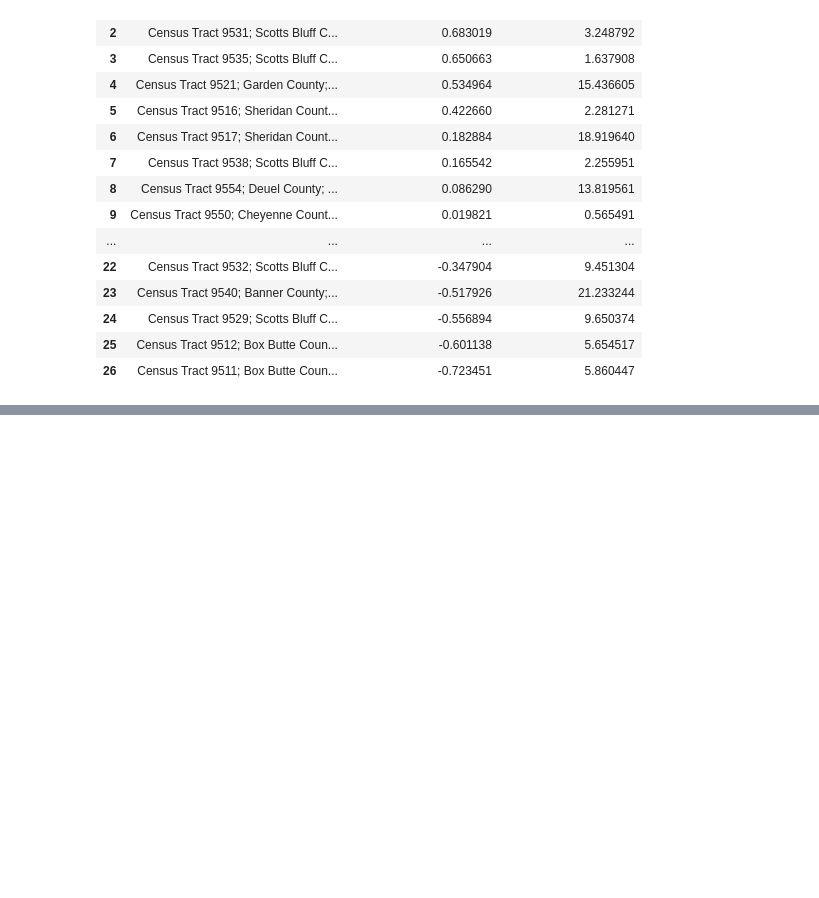
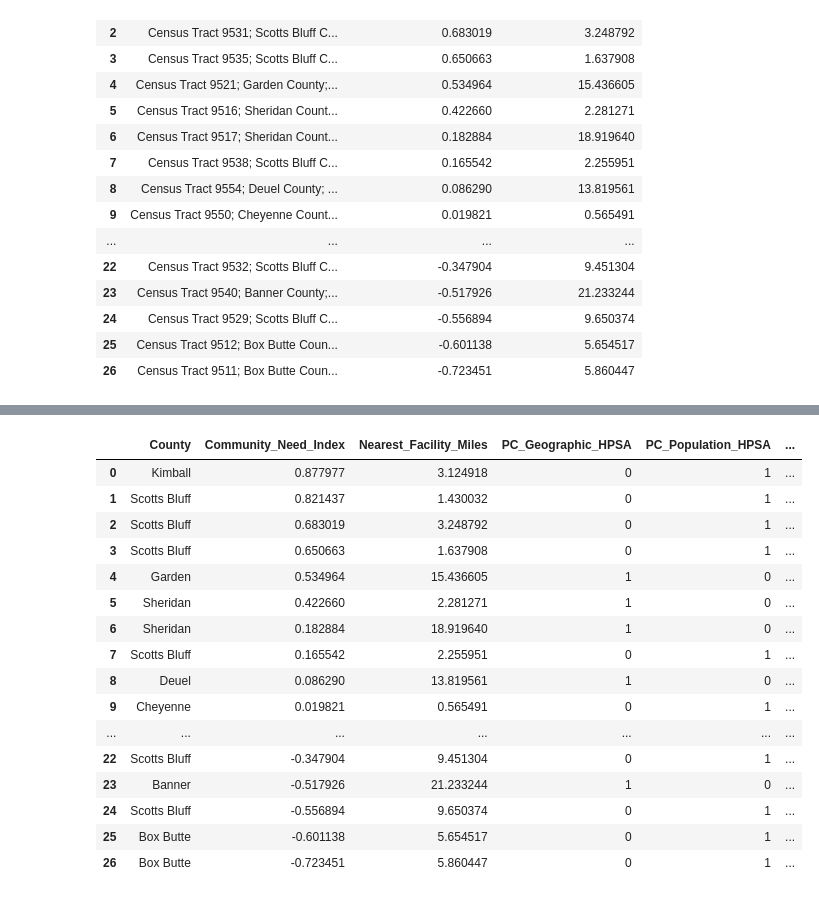
Before and after one commit to sck2189985/sand-canyon-project, a Jupyter notebook: Distance_calc_code.ipynb, the cells around one changed output, grey strips where cells are left out. Saved outputs shown, nothing was run; the diff lists cells and outputs as text; code cells hidden in the pictures; blank space fills up the shorter version.

```diff
--- a/Distance_calc_code.ipynb
+++ b/Distance_calc_code.ipynb
@@ -114,0 +191,13 @@ project_data.to_csv("Agg Data FINAL/Panhandle_Need_and_Access.csv",index=False)
+# %%
+# keeping only currently designated primary care HPSAs
+pc_active = pc_details[pc_details["Status"] == "Designated"].copy()
+# create separate indicators for each type of designation
+pc_active["Geographic"] = (pc_active["Category (Geographic / Population / Facility)"] == "Geographic").astype(int)
+pc_active["Population"] = (pc_active["Category (Geographic / Population / Facility)"] == "Population").astype(int)
+pc_active["Facility"] = (pc_active["Category (Geographic / Population / Facility)"] == "Facility").astype(int)
+
+# summarizing the indicators by county
+pc_flags = pc_active.groupby("County")[["Geographic", "Population", "Facility"]].max().reset_index()
+
+pc_flags = pc_flags.rename(columns={"Geographic": "PC_Geographic_HPSA","Population": "PC_Population_HPSA","Facility": "PC_Facility_HPSA"})
+display(pc_flags)
@@ -114,0 +217,9 @@ project_data.to_csv("Agg Data FINAL/Panhandle_Need_and_Access.csv",index=False)
+# %%
+mh_active = mh_details[mh_details["HPSA Status"] == "Designated"].copy()
+mh_active["Geographic"] = (mh_active["Designation Type (HRSA)"].str.contains("Geographic", case=False)).astype(int)
+mh_active["Population"] = (mh_active["Designation Type (HRSA)"].str.contains("Population", case=False)).astype(int)
+mh_active["Facility"] = (mh_active["Designation Type (HRSA)"].str.contains("Rural Health Clinic", case=False, na=False)).astype(int)
+mh_flags = mh_active.groupby("County")[["Geographic", "Population", "Facility"]].max().reset_index()
+
+mh_flags = mh_flags.rename(columns={"Geographic": "MH_Geographic_HPSA","Population": "MH_Population_HPSA","Facility": "MH_Facility_HPSA"})
+display(mh_flags)
@@ -114,0 +239,38 @@ project_data.to_csv("Agg Data FINAL/Panhandle_Need_and_Access.csv",index=False)
+# %%
+# adding county names to the tract data
+county_lookup = tracts[["Tract_GEOID", "County"]]
+
+project_data = project_data.merge(county_lookup,on="Tract_GEOID",how="left")
+
+# standardizing county names before merging
+project_data["County"] = project_data["County"].str.strip().str.title()
+pc_flags["County"] = pc_flags["County"].str.strip().str.title()
+mh_flags["County"] = mh_flags["County"].str.strip().str.title()
+
+# merging the primary care and mental health indicators
+project_data = project_data.merge(pc_flags, on="County", how="left")
+project_data = project_data.merge(mh_flags, on="County", how="left")
+
+# replacing missing indicators with zero
+hpsa_columns = ["PC_Geographic_HPSA", "PC_Population_HPSA", "PC_Facility_HPSA","MH_Geographic_HPSA", "MH_Population_HPSA", "MH_Facility_HPSA"]
+project_data[hpsa_columns] = project_data[hpsa_columns].fillna(0).astype(int)
+
+display(project_data[["County","Community_Need_Index","Nearest_Facility_Miles"] + hpsa_columns])
+# %% [output]
+|  | County | Community_Need_Index | Nearest_Facility_Miles | PC_Geographic_HPSA | PC_Population_HPSA | ... |
+| 0 | Kimball | 0.877977 | 3.124918 | 0 | 1 | ... |
+| 1 | Scotts Bluff | 0.821437 | 1.430032 | 0 | 1 | ... |
+| 2 | Scotts Bluff | 0.683019 | 3.248792 | 0 | 1 | ... |
+| 3 | Scotts Bluff | 0.650663 | 1.637908 | 0 | 1 | ... |
+| 4 | Garden | 0.534964 | 15.436605 | 1 | 0 | ... |
+| 5 | Sheridan | 0.422660 | 2.281271 | 1 | 0 | ... |
+| 6 | Sheridan | 0.182884 | 18.919640 | 1 | 0 | ... |
+| 7 | Scotts Bluff | 0.165542 | 2.255951 | 0 | 1 | ... |
+| 8 | Deuel | 0.086290 | 13.819561 | 1 | 0 | ... |
+| 9 | Cheyenne | 0.019821 | 0.565491 | 0 | 1 | ... |
+| ... | ... | ... | ... | ... | ... | ... |
+| 22 | Scotts Bluff | -0.347904 | 9.451304 | 0 | 1 | ... |
+| 23 | Banner | -0.517926 | 21.233244 | 1 | 0 | ... |
+| 24 | Scotts Bluff | -0.556894 | 9.650374 | 0 | 1 | ... |
+| 25 | Box Butte | -0.601138 | 5.654517 | 0 | 1 | ... |
+| 26 | Box Butte | -0.723451 | 5.860447 | 0 | 1 | ... |
```
Also changed, not shown: parts of 7 cells of this notebook, 2 other files.
